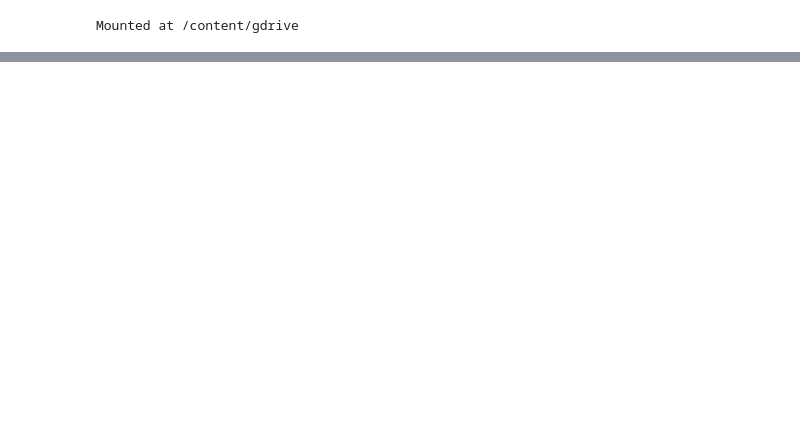
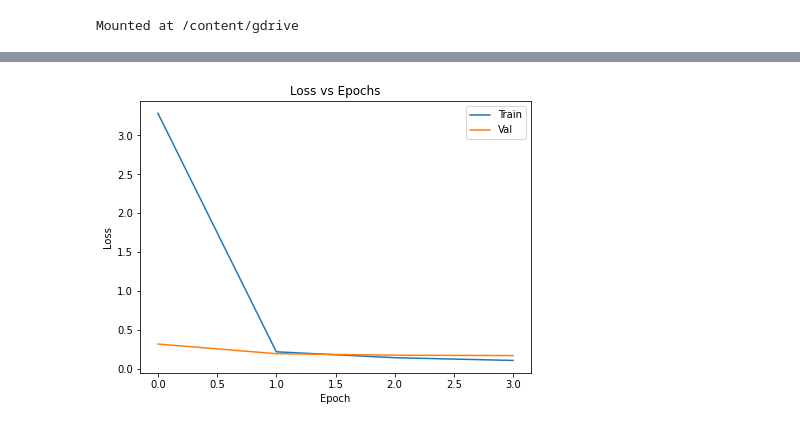
Before and after one commit to nicoaira/getting_started_with_Tensorflow2.0, a Jupyter notebook: Capstone_Project.ipynb, the cells around one changed output, grey strips where cells are left out. Saved outputs shown, nothing was run; the diff lists cells and outputs as text; code cells hidden in the pictures; blank space fills up the shorter version.

```diff
--- a/Capstone_Project.ipynb
+++ b/Capstone_Project.ipynb
@@ -463,0 +457,19 @@ Accuracy:89.37%
+# %%
+opt = tf.keras.optimizers.Adam()
+loss_fn = tf.keras.losses.SparseCategoricalCrossentropy(from_logits=True)
+all_trainable_variables = EncoderModule.trainable_variables+DecoderModule.trainable_variables
+# %%
+# @tf.function
+def compute_grads(eng_input, deu_input, deu_output):
+
+  with tf.GradientTape() as tape:
+    hidden_s, cell_s = EncoderModule(eng_input)
+    seq_output, _, _ = DecoderModule(deu_input, hidden_s, cell_s)
+    batch_loss = loss_fn(deu_output, seq_output)
+    grads = tape.gradient(batch_loss, all_trainable_variables)
+
+  return batch_loss, grads
+# %%
+def custom_checkpoint():
+  EncoderModule.save_weights('gdrive/MyDrive/Colab Notebooks/data/encoder_2', overwrite=True, save_format='h5')
+  DecoderModule.save_weights('gdrive/MyDrive/Colab Notebooks/data/decoder_2', overwrite=True, save_format='h5')
@@ -463,0 +566,2 @@ Accuracy:89.37%
+# %%
+history = training(train_dataset, val_dataset, loss_fn, compute_grads, opt, num_epochs=8, verbose=True)
@@ -463,0 +591,17 @@ Accuracy:89.37%
+# %%
+train_loss, val_loss = history
+
+plt.figure(figsize=(7, 5))
+
+plt.plot(train_loss)
+plt.plot(val_loss)
+
+plt.title('Loss vs Epochs')
+
+plt.legend(['Train', 'Val'])
+plt.ylabel('Loss')
+plt.xlabel('Epoch')
+
+plt.show()
+# %% [output]
+[figure, added]
```
Also changed, not shown: parts of 102 cells of this notebook.
